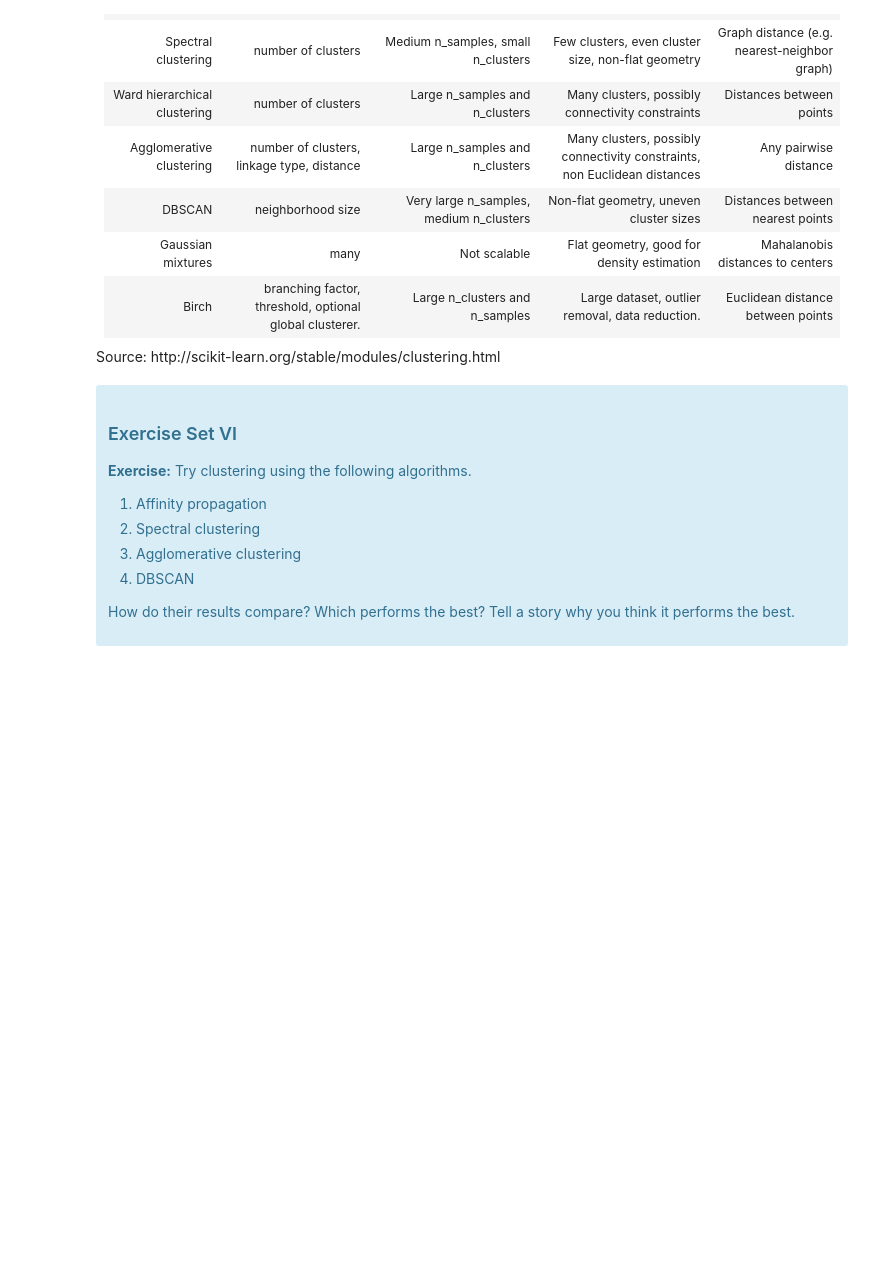
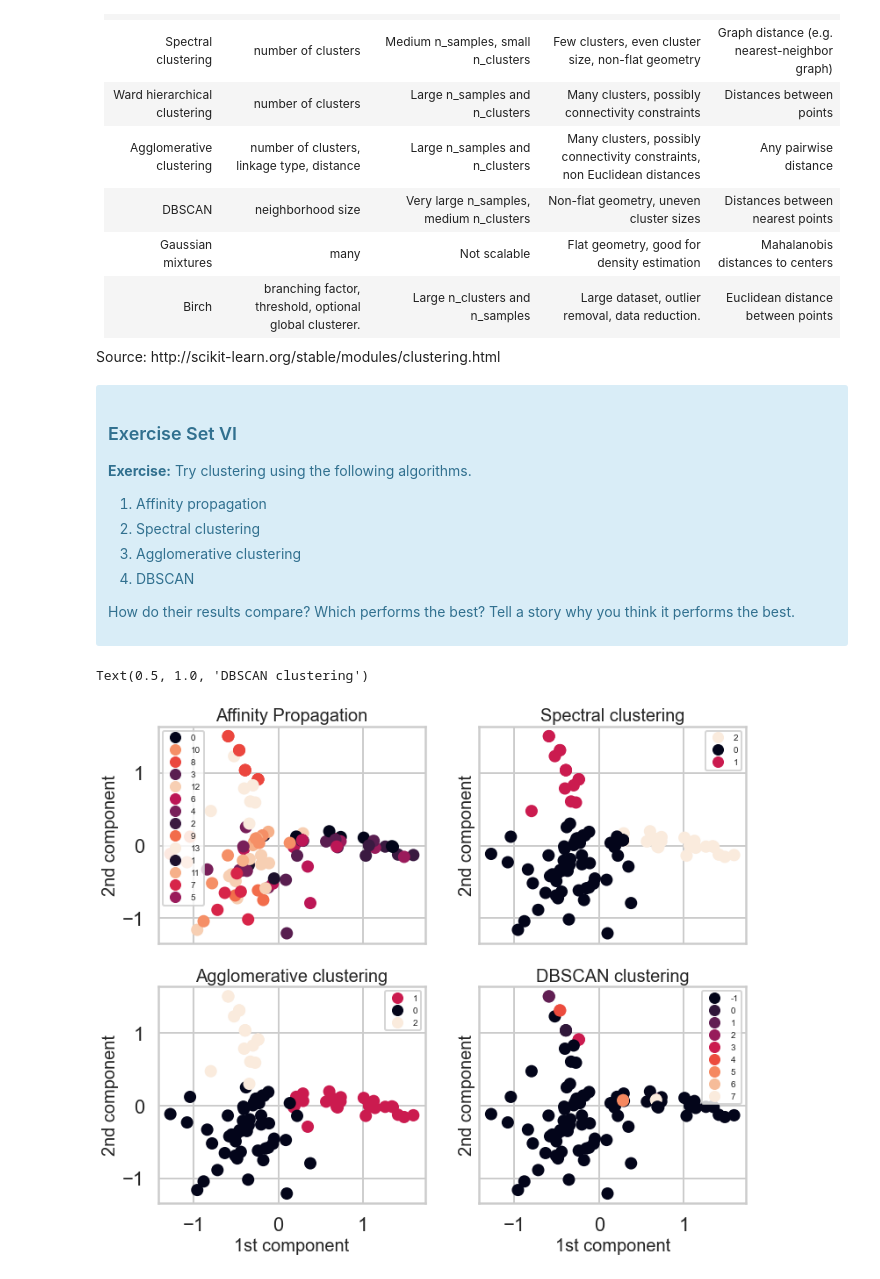
Before and after one commit to PINGGEZI/Springboard, a Jupyter notebook: machine learning/1602764303_Clustering_Case_Study_updated_10_15_2020/Clustering Case Study - Customer Segmentation with K-Means - Tier 3.ipynb, the cells around one changed output. Saved outputs shown, nothing was run; the diff lists cells and outputs as text; code cells hidden in the pictures; blank space fills up the shorter version.

Commit message:
clustering study case

```diff
--- a/machine learning/1602764303_Clustering_Case_Study_updated_10_15_2020/Clustering Case Study - Customer Segmentation with K-Means - Tier 3.ipynb
+++ b/machine learning/1602764303_Clustering_Case_Study_updated_10_15_2020/Clustering Case Study - Customer Segmentation with K-Means - Tier 3.ipynb
@@ -601,0 +623,44 @@ Source: http://scikit-learn.org/stable/modules/clustering.html
+# %%
+fig,(ax1,ax2) = plt.subplots(nrows = 2,ncols= 2,figsize = (12,10),sharex='all',sharey= 'all')
+
+sc1 = ax1[0].scatter(x = 'x',y = 'y',data = cluster_pca4,c = 'ap_cluster_id')
+colors =sc1.to_rgba(cluster_pca4.ap_cluster_id.unique())
+markers = [plt.Line2D([0,0],[0,0],color=color, marker='o', linestyle='') for color in colors]
+ax1[0].legend(markers,cluster_pca4.ap_cluster_id.unique(),prop={'size': 10})
+
+ax1[0].set_ylabel('2nd component',fontsize=20)
+ax1[0].set_title('Affinity Propagation',fontsize=20)
+
+
+sc2 = ax1[1].scatter(x = 'x',y = 'y',data = cluster_pca4,c = 'spectral_cluster_id')
+colors =sc2.to_rgba(cluster_pca4.spectral_cluster_id.unique())
+markers = [plt.Line2D([0,0],[0,0],color=color, marker='o', linestyle='') for color in colors]
+ax1[1].legend(markers,cluster_pca4.spectral_cluster_id.unique(),prop={'size': 10})
+
+ax1[1].set_ylabel('2nd component',fontsize=20)
+ax1[1].set_title('Spectral clustering',fontsize=20)
+
+
+sc3 = ax2[0].scatter(x = 'x',y = 'y',data = cluster_pca4,c = 'agg_cluster_id')
+colors =sc3.to_rgba(cluster_pca4.agg_cluster_id.unique())
+markers = [plt.Line2D([0,0],[0,0],color=color, marker='o', linestyle='') for color in colors]
+ax2[0].legend(markers,cluster_pca4.agg_cluster_id.unique(),prop={'size': 10})
+
+ax2[0].set_xlabel('1st component',fontsize=20)
+ax2[0].set_ylabel('2nd component',fontsize=20)
+ax2[0].set_title('Agglomerative clustering',fontsize=20)
+
+dbscan_agg_cluster_id
+
+
+sc4 = ax2[1].scatter(x = 'x',y = 'y',data = cluster_pca4,c = 'dbscan_agg_cluster_id')
+colors =sc4.to_rgba(cluster_pca4.dbscan_agg_cluster_id.unique())
+markers = [plt.Line2D([0,0],[0,0],color=color, marker='o', linestyle='') for color in colors]
+ax2[1].legend(markers,cluster_pca4.dbscan_agg_cluster_id.unique(),prop={'size': 10})
+
+ax2[1].set_xlabel('1st component',fontsize=20)
+ax2[1].set_ylabel('2nd component',fontsize=20)
+ax2[1].set_title('DBSCAN clustering',fontsize=20)
+# %% [output]
+Text(0.5, 1.0, 'DBSCAN clustering')
+[figure, added]
```
Also changed, not shown: parts of 3 cells of this notebook.
